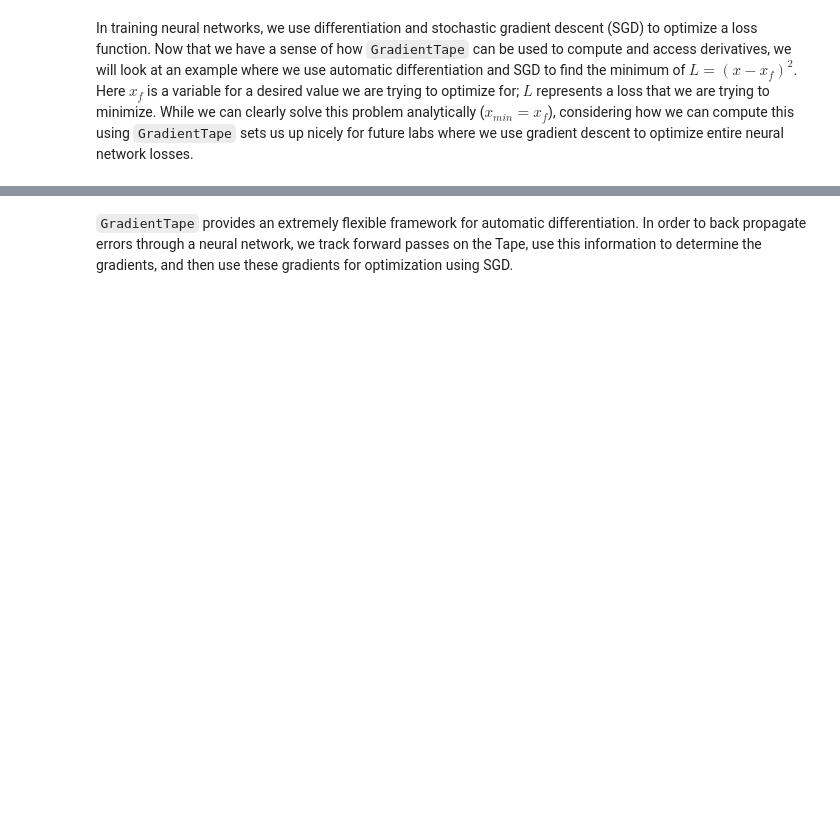
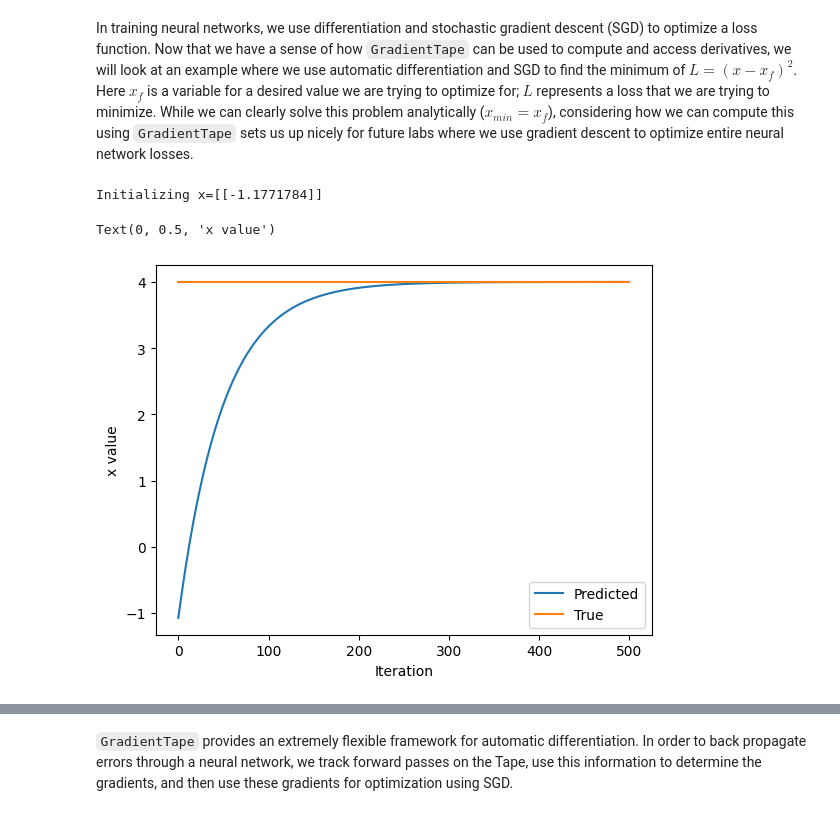
Before and after one commit to afaqahmed91/deeplearning, a Jupyter notebook: Part1_TensorFlow.ipynb, the cells around one changed output, grey strips where cells are left out. Cells and saved outputs as stored; diff of their text form; code cells hidden in the pictures; blank space fills up the shorter version.

```diff
--- a/Part1_TensorFlow.ipynb
+++ b/Part1_TensorFlow.ipynb
@@ -330,31 +343,36 @@ In training neural networks, we use differentiation and stochastic gradient desc
 # %%
 ### Function minimization with automatic differentiation and SGD ###
 
 # Initialize a random value for our initial x
 x = tf.Variable([tf.random.normal([1])])
 print("Initializing x={}".format(x.numpy()))
 
 learning_rate = 1e-2 # learning rate for SGD
 history = []
 # Define the target value
 x_f = 4
-
+gradients = []
 # We will run SGD for a number of iterations. At each iteration, we compute the loss,
 #   compute the derivative of the loss with respect to x, and perform the SGD update.
 for i in range(500):
   with tf.GradientTape() as tape:
     '''TODO: define the loss as described above'''
-    loss = # TODO
-
+    loss = (x - x_f) * (x - x_f)
   # loss minimization using gradient tape
   grad = tape.gradient(loss, x) # compute the derivative of the loss with respect to x
   new_x = x - learning_rate*grad # sgd update
+  # print(f"grad: {grad}, new_x: {new_x}")
   x.assign(new_x) # update the value of x
+  gradients.append(grad.numpy()[0])
   history.append(x.numpy()[0])
 
 # Plot the evolution of x as we optimize towards x_f!
 plt.plot(history)
 plt.plot([0, 500],[x_f,x_f])
 plt.legend(('Predicted', 'True'))
 plt.xlabel('Iteration')
 plt.ylabel('x value')
+# %% [output]
+Initializing x=[[-1.1771784]]
+Text(0, 0.5, 'x value')
+[figure, added]
```
Also changed, not shown: parts of 8 cells of this notebook.
